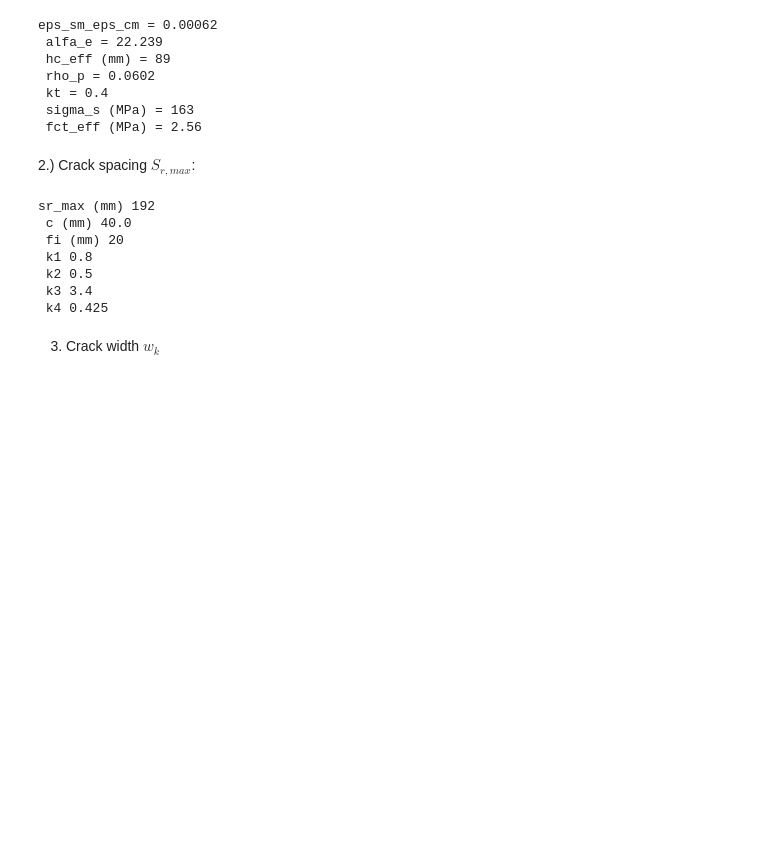
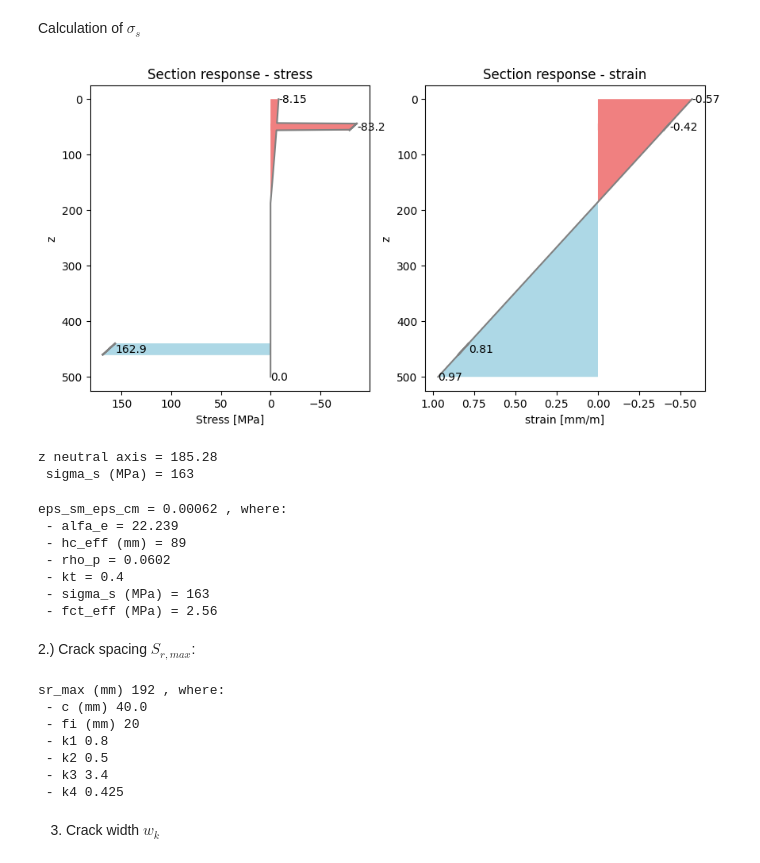
Before and after one commit to fib-international/structuralcodes, a Jupyter notebook: EX2_part1.ipynb, the cells around one changed output. Drawn from its saved outputs; the diff is of its cells as text; code cells hidden in the pictures; blank space fills up the shorter version.

```diff
--- a/EX2_part1.ipynb
+++ b/EX2_part1.ipynb
@@ -68,3 +63,15 @@ Section 7.3.4. Calculation of crack widths
+# %% [markdown]
+Calculation of  $\sigma_s$
+# %%
+eps1,chiy = calculate_strain_profile(sec,0,m_cuasip*1e6)
+draw_section_response(sec,eps1,chiy)
+# get stress in a reinforced bar
+sigma_s = get_stress_point (sec,50,450,eps1,chiy,0)
+print(' sigma_s (MPa) =',round(sigma_s))
+# %% [output]
+[figure, added]
+z neutral axis = 185.28
+ sigma_s (MPa) = 163
 # %%
 hc_eff = _section_7_3_crack_control.hc_eff(500,450,500-sec.gross_properties.cz)
 Ec_eff = concrete.Ecm/(1+fi)
@@ -73,21 +80,21 @@ rho_p = _section_7_3_crack_control.rho_p_eff(6* math.pi*100, 0 ,0,hc_eff*350)  #
 kt = _section_7_3_crack_control.kt('long')
 fct_eff = concrete.fctm
 eps_sm_eps_cm =_section_7_3_crack_control.eps_sm_eps_cm(sigma_s,alfa_e,rho_p,kt,fct_eff,200000)
-print('eps_sm_eps_cm =',round(eps_sm_eps_cm, 5))
-print(' alfa_e =',round(alfa_e,3))
-print(' hc_eff (mm) =',round(hc_eff))
-print(' rho_p =',round(rho_p,5))
-print(' kt =',kt)
-print(' sigma_s (MPa) =',round(sigma_s))
-print(' fct_eff (MPa) =',round(fct_eff,2))
+print('eps_sm_eps_cm =',round(eps_sm_eps_cm, 5),  ', where:')
+print(' - alfa_e =',round(alfa_e,3))
+print(' - hc_eff (mm) =',round(hc_eff))
+print(' - rho_p =',round(rho_p,5))
+print(' - kt =',kt)
+print(' - sigma_s (MPa) =',round(sigma_s))
+print(' - fct_eff (MPa) =',round(fct_eff,2))
 # %% [output]
-eps_sm_eps_cm = 0.00062
- alfa_e = 22.239
- hc_eff (mm) = 89
- rho_p = 0.0602
- kt = 0.4
- sigma_s (MPa) = 163
- fct_eff (MPa) = 2.56
+eps_sm_eps_cm = 0.00062 , where:
+ - alfa_e = 22.239
+ - hc_eff (mm) = 89
+ - rho_p = 0.0602
+ - kt = 0.4
+ - sigma_s (MPa) = 163
+ - fct_eff (MPa) = 2.56
 # %% [markdown]
 2.) Crack spacing $S_{r,max}$:
 # %%
@@ -99,21 +106,21 @@ k4 =_section_7_3_crack_control.k4()
 c=50-20/2
 fi_rebars=20
 sr_max = _section_7_3_crack_control.sr_max_close(c,fi_rebars,rho_p,k1,k2,k3,k4)
-print('sr_max (mm)',round(sr_max))
-print(' c (mm)',c)
-print(' fi (mm)',fi_rebars)
-print(' k1',k1)
-print(' k2',k2)
-print(' k3',k3)
-print(' k4',k4)
+print('sr_max (mm)',round(sr_max), ', where:')
+print(' - c (mm)',c)
+print(' - fi (mm)',fi_rebars)
+print(' - k1',k1)
+print(' - k2',k2)
+print(' - k3',k3)
+print(' - k4',k4)
 # %% [output]
-sr_max (mm) 192
- c (mm) 40.0
- fi (mm) 20
- k1 0.8
- k2 0.5
- k3 3.4
- k4 0.425
+sr_max (mm) 192 , where:
+ - c (mm) 40.0
+ - fi (mm) 20
+ - k1 0.8
+ - k2 0.5
+ - k3 3.4
+ - k4 0.425
 # %% [markdown]
 3) Crack width $w_k$
 # %%
```
Also changed, not shown: parts of 6 cells of this notebook, 3 other files.
